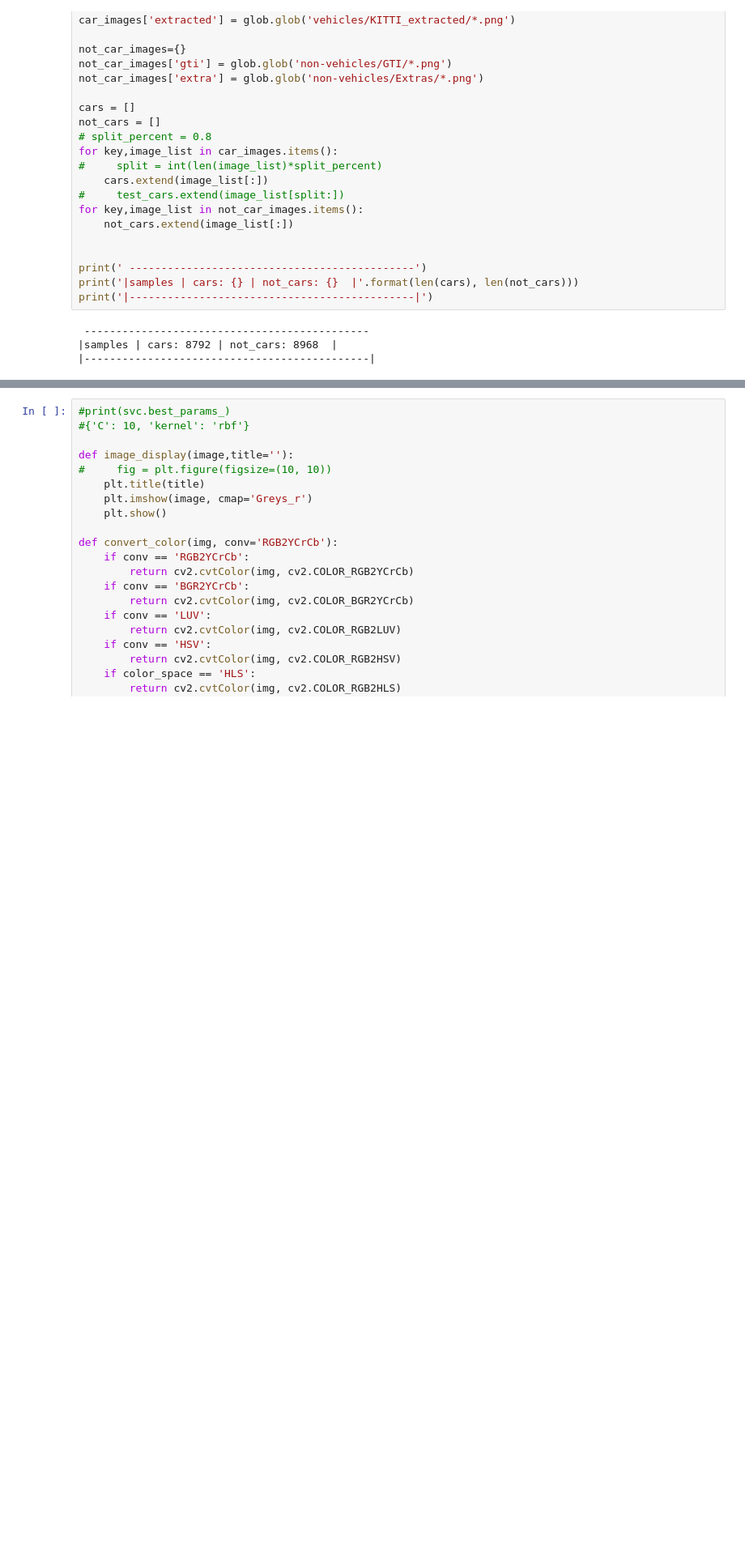
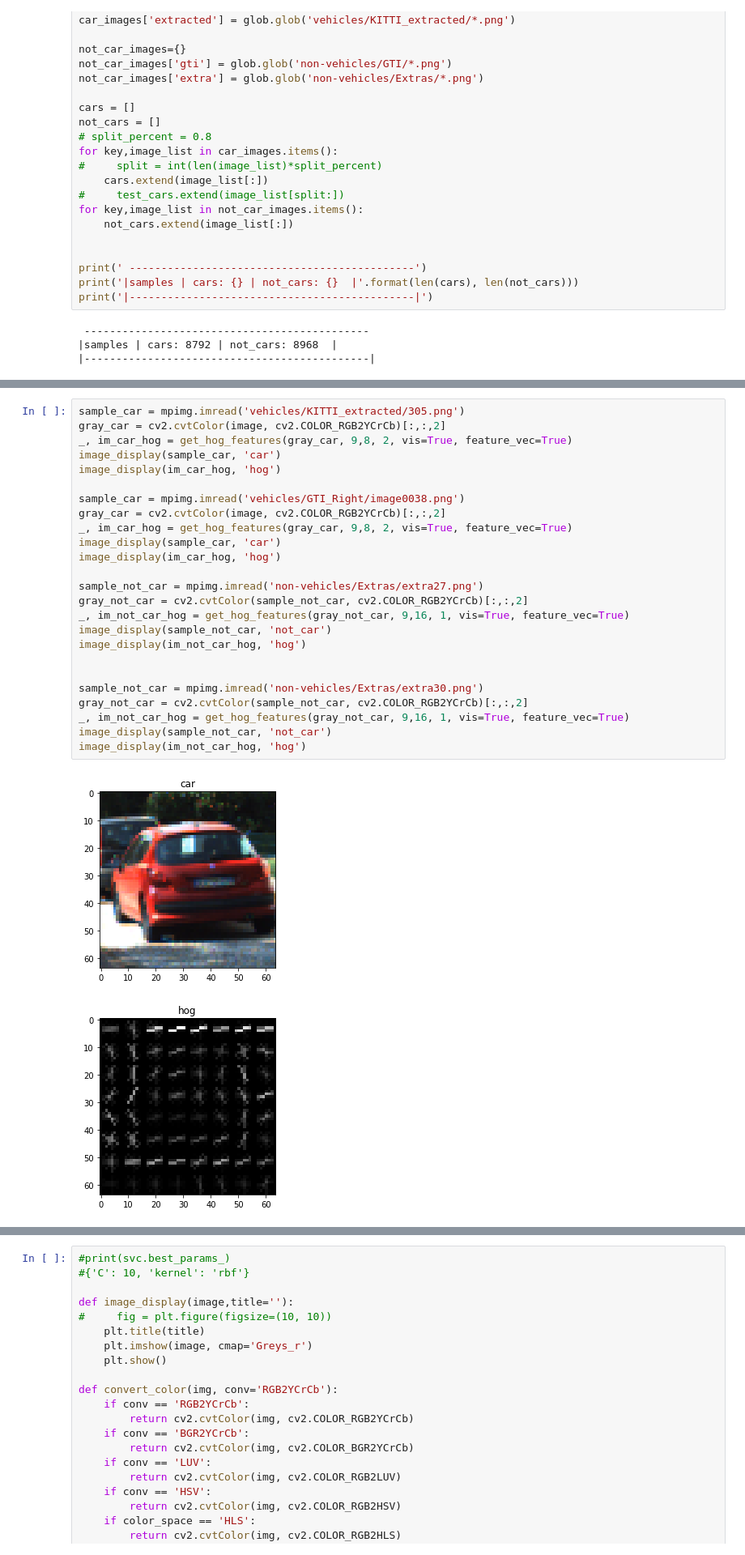
Before and after one commit to adreena/Vehicle_Detection, a Jupyter notebook: vehicle_detection.ipynb, the cells around one changed output, grey strips where cells are left out. Shown at 81% size. Cells and saved outputs as stored; diff of their text form; blank space fills up the shorter version.

```diff
--- a/vehicle_detection.ipynb
+++ b/vehicle_detection.ipynb
@@ -198,3 +202,31 @@ def gather_features(cars,not_cars):
     X_train, X_test, y_train, y_test = train_test_split(
         scaled_X, y, test_size=0.2, random_state=rand_state)
     return X_train,X_test,y_train,y_test, x_scaler
+# %%
+sample_car = mpimg.imread('vehicles/KITTI_extracted/305.png')
+gray_car = cv2.cvtColor(image, cv2.COLOR_RGB2YCrCb)[:,:,2]
+_, im_car_hog = get_hog_features(gray_car, 9,8, 2, vis=True, feature_vec=True)
+image_display(sample_car, 'car')
+image_display(im_car_hog, 'hog')
+
+sample_car = mpimg.imread('vehicles/GTI_Right/image0038.png')
+gray_car = cv2.cvtColor(image, cv2.COLOR_RGB2YCrCb)[:,:,2]
+_, im_car_hog = get_hog_features(gray_car, 9,8, 2, vis=True, feature_vec=True)
+image_display(sample_car, 'car')
+image_display(im_car_hog, 'hog')
+
+sample_not_car = mpimg.imread('non-vehicles/Extras/extra27.png')
+gray_not_car = cv2.cvtColor(sample_not_car, cv2.COLOR_RGB2YCrCb)[:,:,2]
+_, im_not_car_hog = get_hog_features(gray_not_car, 9,16, 1, vis=True, feature_vec=True)
+image_display(sample_not_car, 'not_car')
+image_display(im_not_car_hog, 'hog')
+
+
+sample_not_car = mpimg.imread('non-vehicles/Extras/extra30.png')
+gray_not_car = cv2.cvtColor(sample_not_car, cv2.COLOR_RGB2YCrCb)[:,:,2]
+_, im_not_car_hog = get_hog_features(gray_not_car, 9,16, 1, vis=True, feature_vec=True)
+image_display(sample_not_car, 'not_car')
+image_display(im_not_car_hog, 'hog')
+# %% [output]
+[figure, added]
+[figure, added]
```
Also changed, not shown: parts of 6 cells of this notebook, 21 other files.
